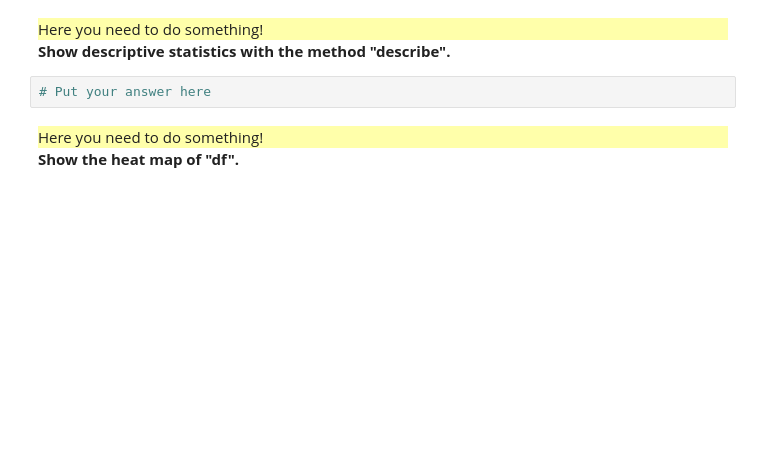
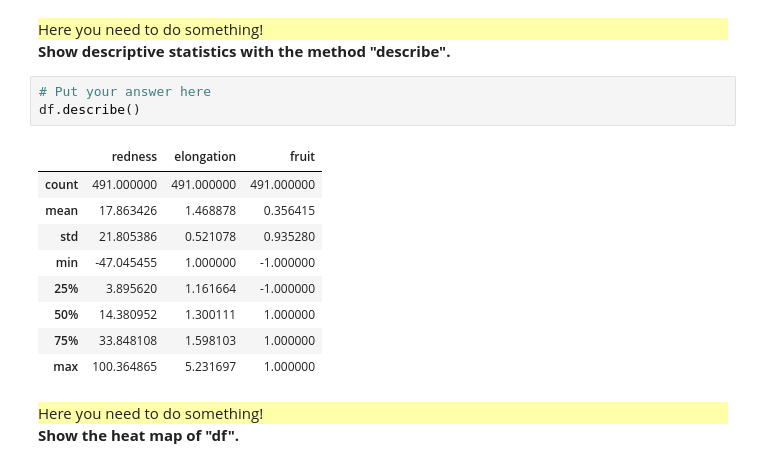
Before and after one commit to abenammar/info232, a Jupyter notebook: TP2/TP2.ipynb, the cells around one changed output. Drawn from its saved outputs; the diff is of its cells as text; blank space fills up the shorter version.

```diff
--- a/TP2/TP2.ipynb
+++ b/TP2/TP2.ipynb
@@ -116,6 +140,17 @@ df.head()
 <b>Show descriptive statistics with the method "describe".</b>
 # %%
 # Put your answer here
+df.describe()
+# %% [output]
+|  | redness | elongation | fruit |
+| count | 491.000000 | 491.000000 | 491.000000 |
+| mean | 17.863426 | 1.468878 | 0.356415 |
+| std | 21.805386 | 0.521078 | 0.935280 |
+| min | -47.045455 | 1.000000 | -1.000000 |
+| 25% | 3.895620 | 1.161664 | -1.000000 |
+| 50% | 14.380952 | 1.300111 | 1.000000 |
+| 75% | 33.848108 | 1.598103 | 1.000000 |
+| max | 100.364865 | 5.231697 | 1.000000 |
 # %% [markdown]
 <div style="background:#FFFFAA">
     Here you need to do something!
```
Also changed, not shown: parts of 24 cells of this notebook.
